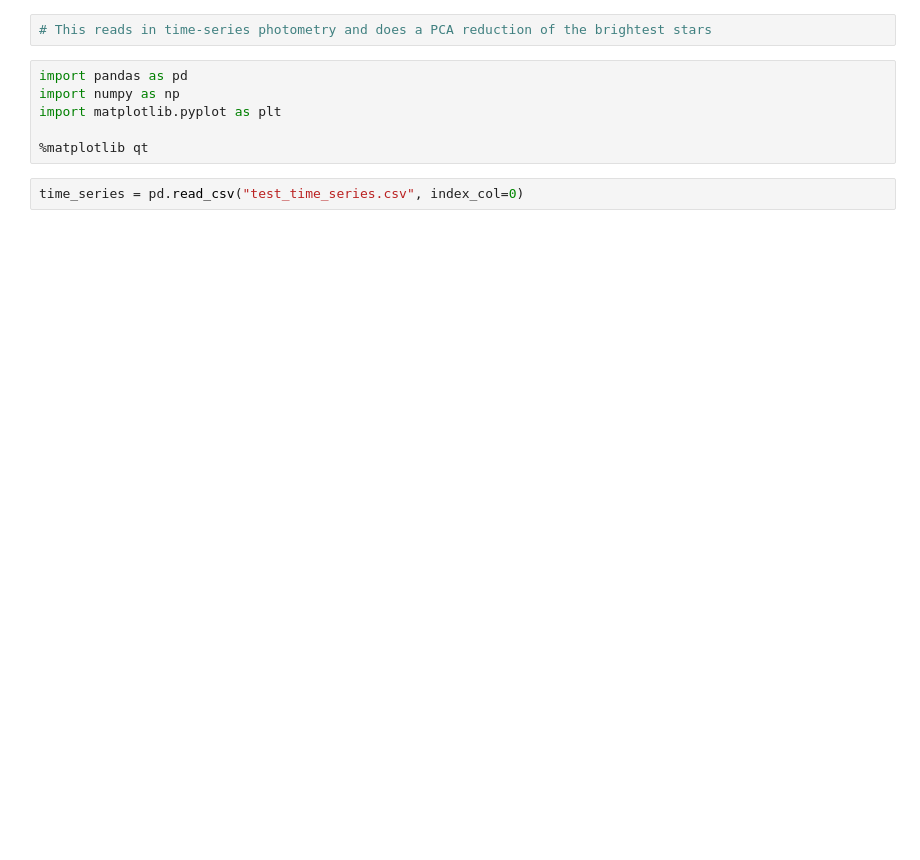
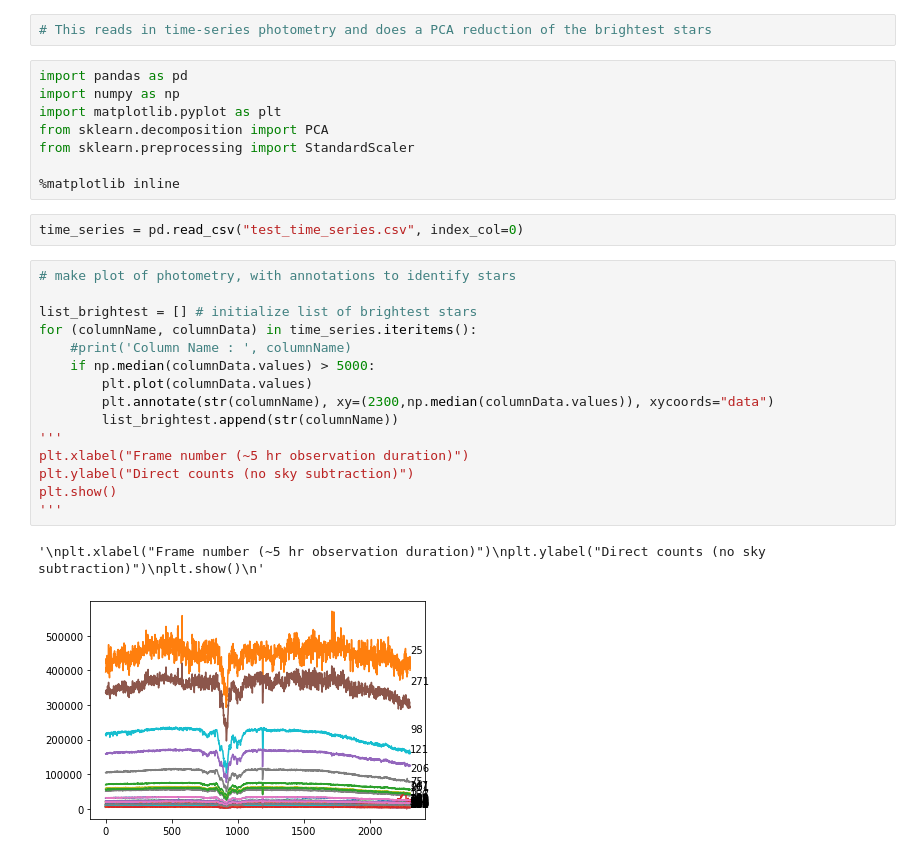
Before and after one commit to mwanakijiji/kriz_projects, a Jupyter notebook: notebooks_for_development/pca_analysis.ipynb, the cells around one changed output. Drawn from its saved outputs; the diff is of its cells as text; blank space fills up the shorter version.

```diff
--- a/notebooks_for_development/pca_analysis.ipynb
+++ b/notebooks_for_development/pca_analysis.ipynb
@@ -4,7 +4,27 @@
 import pandas as pd
 import numpy as np
 import matplotlib.pyplot as plt
+from sklearn.decomposition import PCA
+from sklearn.preprocessing import StandardScaler
 
-%matplotlib qt
+%matplotlib inline
 # %%
 time_series = pd.read_csv("test_time_series.csv", index_col=0)
+# %%
+# make plot of photometry, with annotations to identify stars
+
+list_brightest = [] # initialize list of brightest stars
+for (columnName, columnData) in time_series.iteritems():
+    #print('Column Name : ', columnName)
+    if np.median(columnData.values) > 5000:
+        plt.plot(columnData.values)
+        plt.annotate(str(columnName), xy=(2300,np.median(columnData.values)), xycoords="data")
+        list_brightest.append(str(columnName))
+'''
+plt.xlabel("Frame number (~5 hr observation duration)")
+plt.ylabel("Direct counts (no sky subtraction)")
+plt.show()
+'''
+# %% [output]
+'\nplt.xlabel("Frame number (~5 hr observation duration)")\nplt.ylabel("Direct counts (no sky subtraction)")\nplt.show()\n'
+[figure, added]
```
Also changed, not shown: parts of 38 cells of this notebook.
